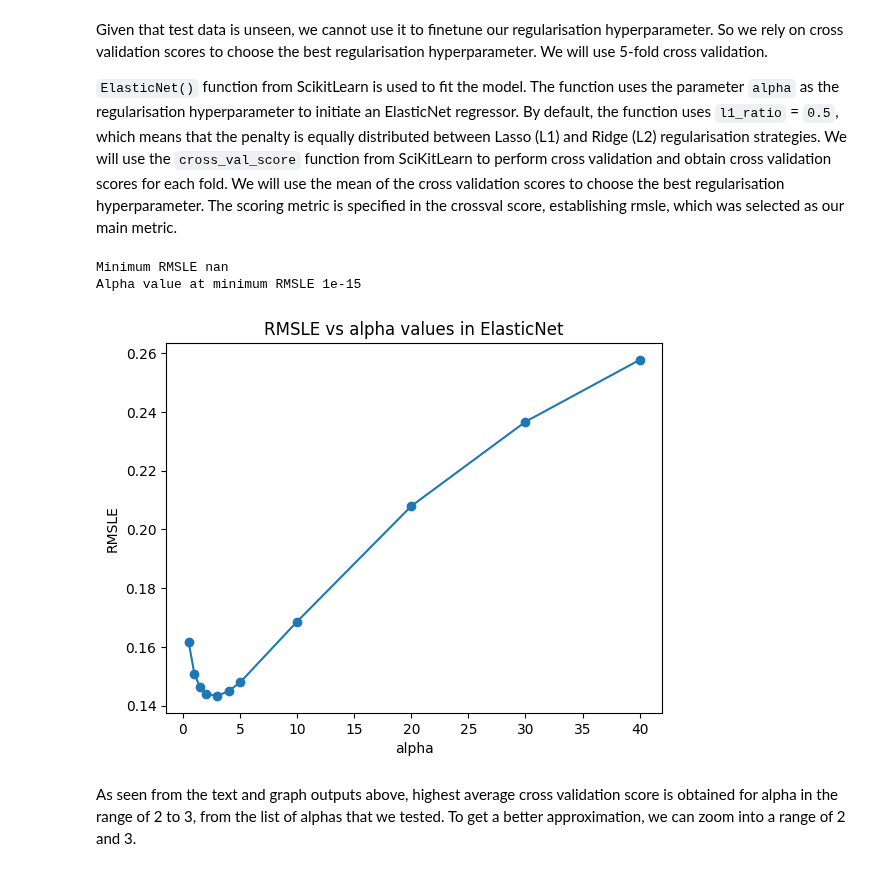
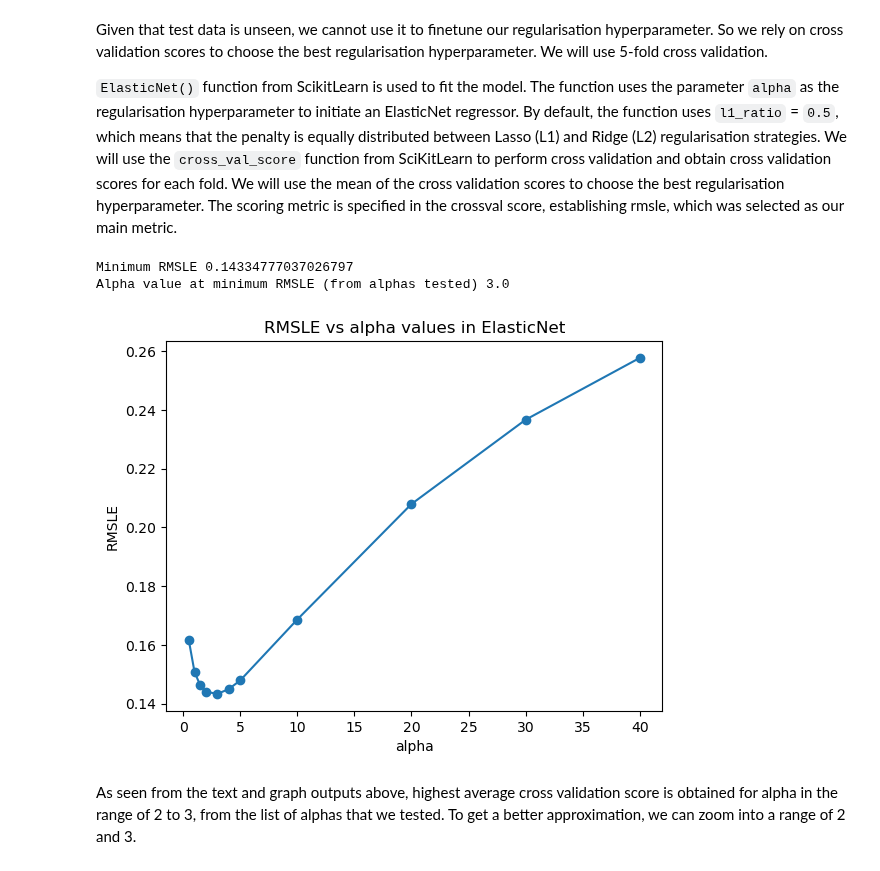
Before and after one commit to rajesvariparasa/ml-processing-pipeline-for-predicting-houseprices, a Jupyter notebook: Milestone-2-Regression.ipynb, the cells around one changed output. Cells and saved outputs as stored; diff of their text form; code cells hidden in the pictures.

```diff
--- a/Milestone-2-Regression.ipynb
+++ b/Milestone-2-Regression.ipynb
@@ -813,30 +813,39 @@ The scoring metric is specified in the crossval score, establishing rmsle, which
 # %%
 # Since alpha is a positive value, we need to test a range of positive values to find the optimal one
 alpha_elast = [1e-15, 1e-10, 1e-8,1e-5,1e-4, 1e-3,1e-2,0.5,1,1.5, 2,3,4, 5, 10, 20, 30, 40]
 mean_cv = []
 # kfolds: remember that the variable 'kf' is already defined above
 
 for i in alpha_elast:
     # Set up each model with a different alpha value iteratively
     warnings.filterwarnings('ignore') #ignore warnings
     elasticnet_mlr = ElasticNet(alpha= i).fit(X_train, Y_train)
 
     # Perform cross validation on the same splits each time
     cv_scores = cross_val_score(elasticnet_mlr, X_train, Y_train, cv=kf, scoring=rmsle_scorer)
+
     mean_cv.append(np.mean(cv_scores))
 
+
+# drop entries with mean_cv = nan. This is necessary to print non-nan minimum value for mean score
+dict = {'alpha': alpha_elast, 'mean_cv': mean_cv}
+df = pd.DataFrame(dict).dropna()
+alpha_elast = df['alpha'].tolist()
+mean_cv = df['mean_cv'].tolist()
+# print(alpha_elast,mean_cv)
+
 print('Minimum RMSLE', min(mean_cv), '\n'
-      'Alpha value at minimum RMSLE', alpha_elast[mean_cv.index(min(mean_cv))])
+      'Alpha value at minimum RMSLE (from alphas tested)', alpha_elast[mean_cv.index(min(mean_cv))])
 plt.plot(alpha_elast, mean_cv)
 plt.scatter(alpha_elast, mean_cv)
 plt.xlabel('alpha')
 plt.ylabel('RMSLE')
 plt.title('RMSLE vs alpha values in ElasticNet')
 plt.show()
 # %% [output]
-Minimum RMSLE nan
-Alpha value at minimum RMSLE 1e-15
+Minimum RMSLE 0.14334777037026797
+Alpha value at minimum RMSLE (from alphas tested) 3.0
-[figure, old version]
+[figure, new version]
 # %% [markdown]
 As seen from the text and graph outputs above, highest average cross validation score is obtained for alpha in the range of 2 to 3, from the list of alphas that we tested. To get a better approximation, we can zoom into a range of 2 and 3.
 # %%
```
Also changed, not shown: parts of 5 cells of this notebook.
